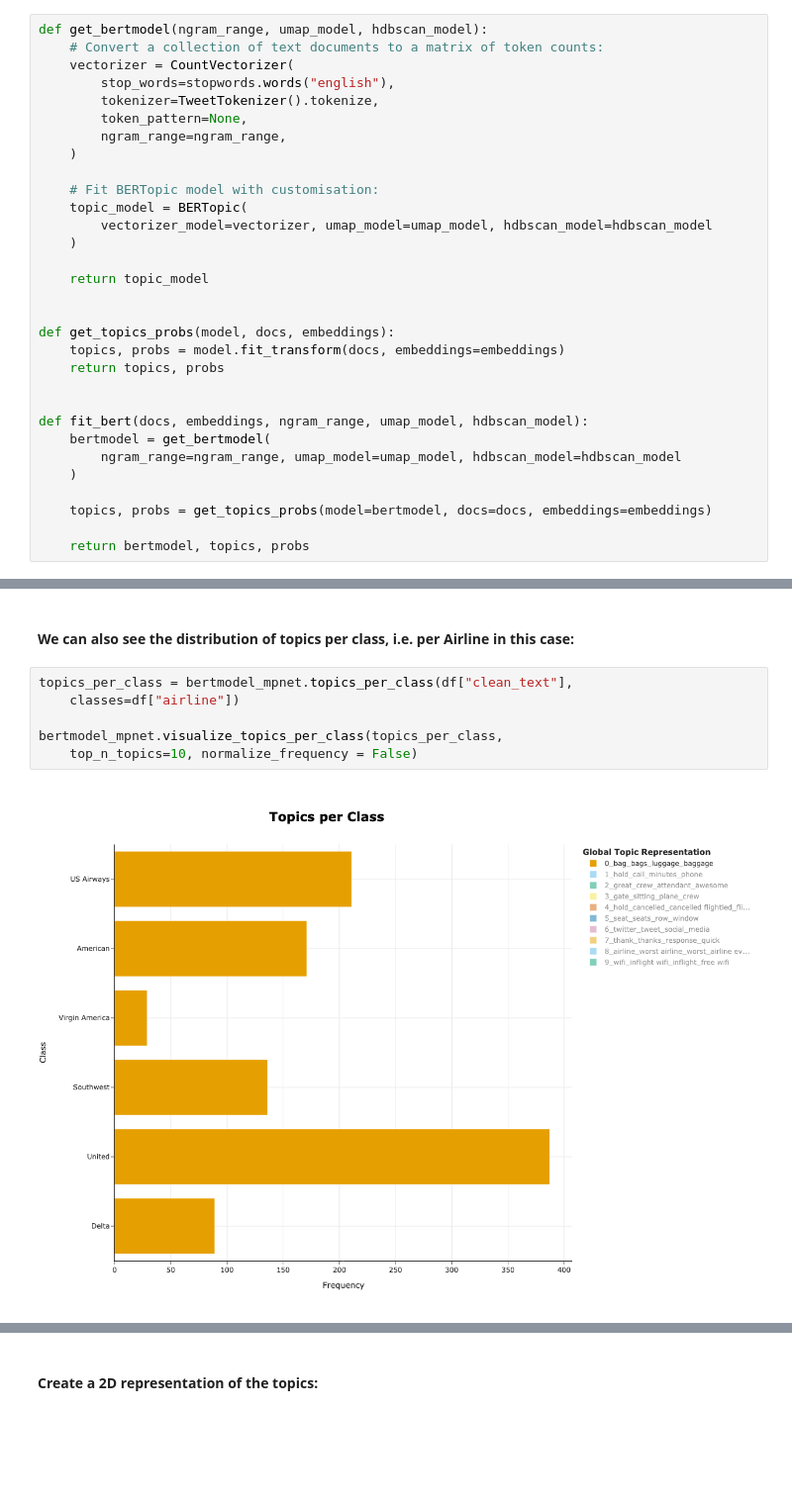
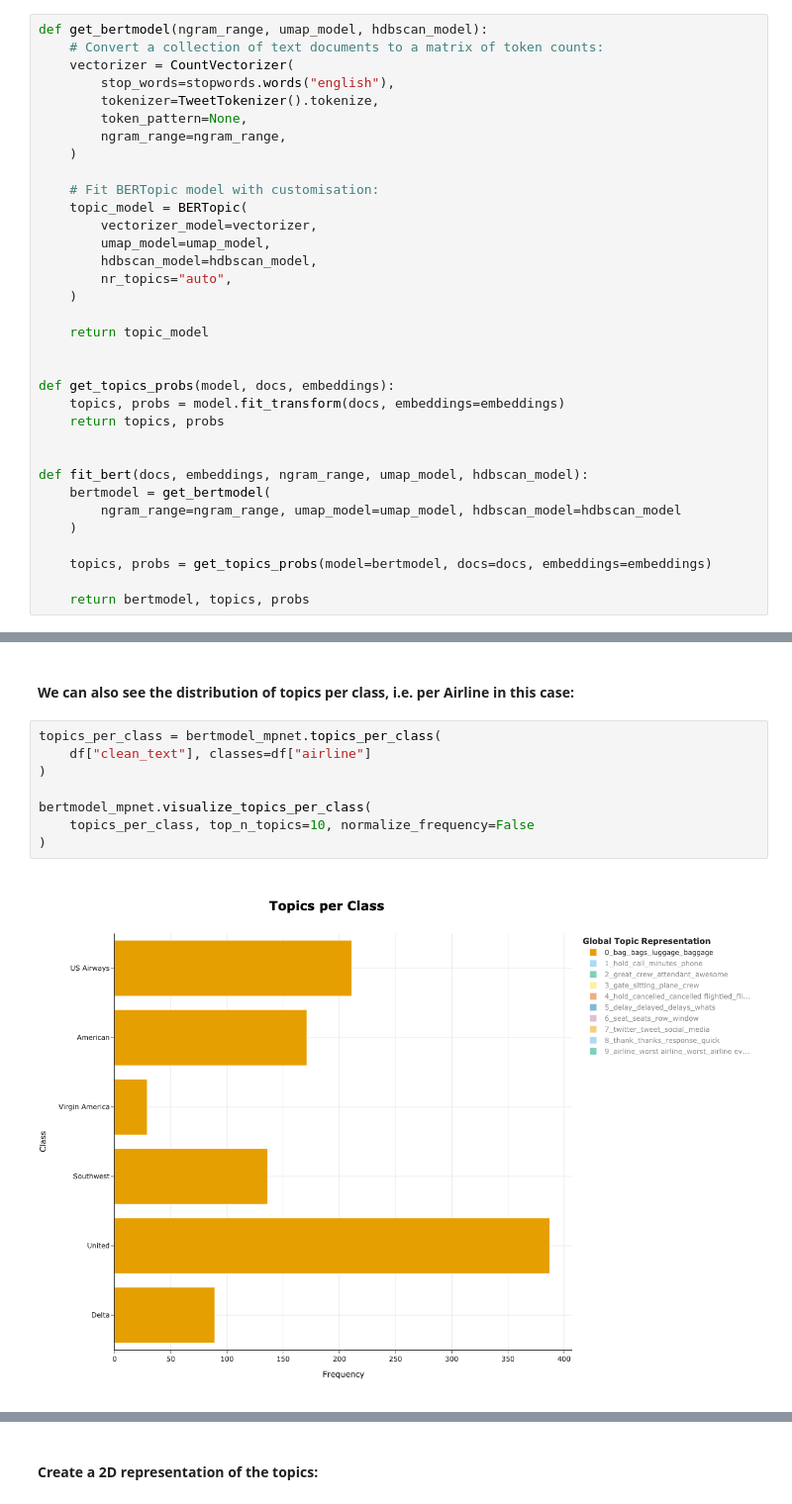
Before and after one commit to gs354/twitter_american_airlines, a Jupyter notebook: notebooks/BERTopic_mpnet_2.ipynb, the cells around one changed output, grey strips where cells are left out. Shown at 99% size. Cells and saved outputs as stored; diff of their text form; blank space fills up the shorter version.

```diff
--- a/notebooks/BERTopic_mpnet_2.ipynb
+++ b/notebooks/BERTopic_mpnet_2.ipynb
@@ -89,7 +89,10 @@ def get_bertmodel(ngram_range, umap_model, hdbscan_model):
 
     # Fit BERTopic model with customisation:
     topic_model = BERTopic(
-        vectorizer_model=vectorizer, umap_model=umap_model, hdbscan_model=hdbscan_model
+        vectorizer_model=vectorizer,
+        umap_model=umap_model,
+        hdbscan_model=hdbscan_model,
+        nr_topics="auto",
     )
 
     return topic_model
@@ -181,10 +265,12 @@ barchart.show()
 # %% [markdown]
 #### We can also see the distribution of topics per class, i.e. per Airline in this case:
 # %%
-topics_per_class = bertmodel_mpnet.topics_per_class(df["clean_text"],
-    classes=df["airline"])
+topics_per_class = bertmodel_mpnet.topics_per_class(
+    df["clean_text"], classes=df["airline"]
+)
 
-bertmodel_mpnet.visualize_topics_per_class(topics_per_class,
-    top_n_topics=10, normalize_frequency = False)
+bertmodel_mpnet.visualize_topics_per_class(
+    topics_per_class, top_n_topics=10, normalize_frequency=False
+)
 # %% [output]
-[figure, old version]
+[figure, new version]
```
Also changed, not shown: parts of 17 cells of this notebook.
